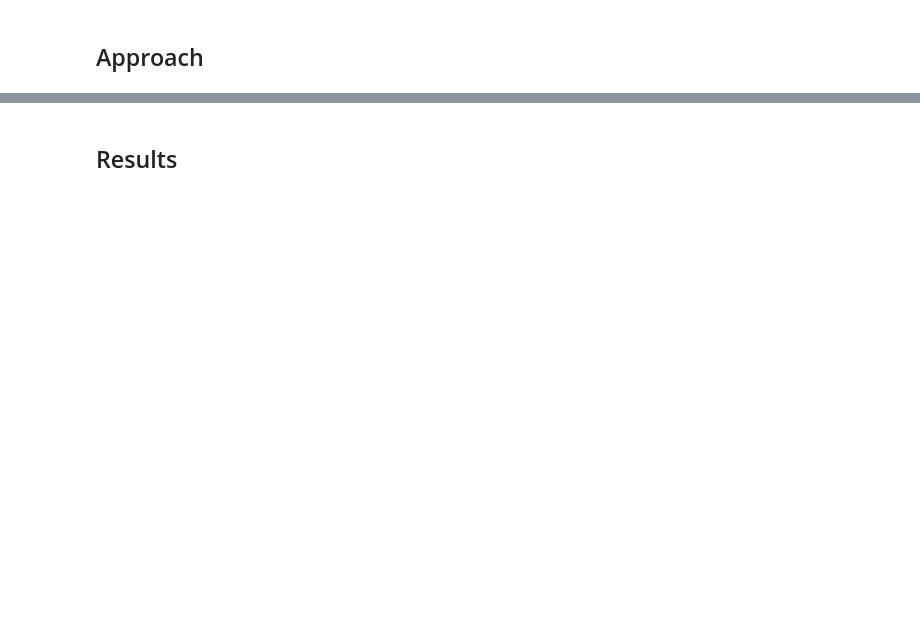
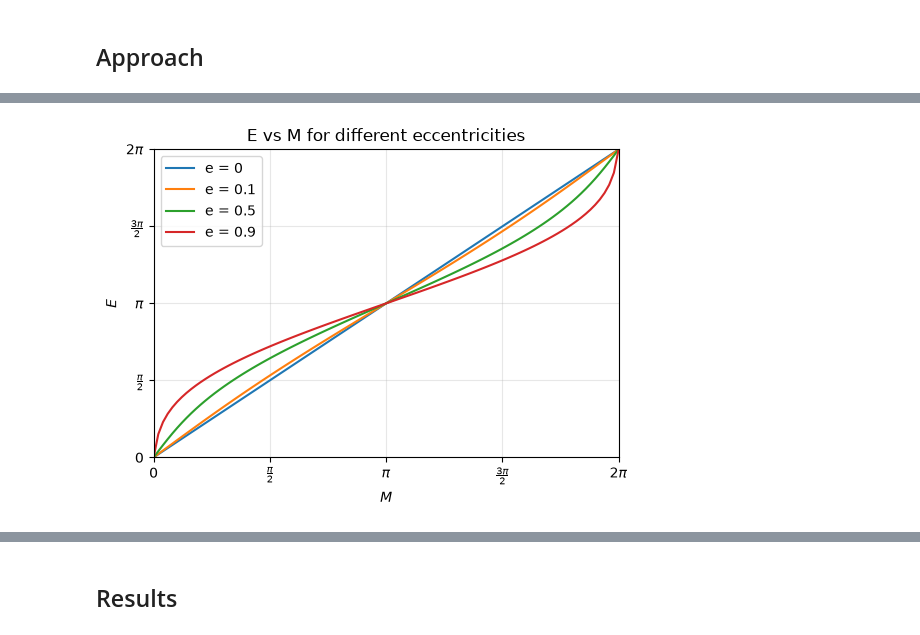
Before and after one commit to S0mar/MDO_Learn, a Jupyter notebook: solutions/ch03/prob3_6.ipynb, the cells around one changed output, grey strips where cells are left out. Saved outputs shown, nothing was run; the diff lists cells and outputs as text; code cells hidden in the pictures; blank space fills up the shorter version.

```diff
--- a/solutions/ch03/prob3_6.ipynb
+++ b/solutions/ch03/prob3_6.ipynb
@@ -24,0 +124,45 @@ from scipy import optimize
+# %%
+# d) plot E versus M in [0, 2pi] for e = [0, 0.1, 0.5, 0.9] and interpret the results
+
+from fractions import Fraction
+from matplotlib.ticker import MultipleLocator, FuncFormatter
+
+def pi_label(x, _pos):
+    frac = Fraction(x / np.pi).limit_denominator(12)   # x as a multiple of pi
+    if frac == 0:
+        return "0"
+    n, d = frac.numerator, frac.denominator
+    n_str = "" if n == 1 else str(n)
+    if d == 1:
+        return rf"${n_str}\pi$"
+    return rf"$\frac{{{n_str}\pi}}{{{d}}}$"
+
+e_values = [0, 0.1, 0.5, 0.9]
+M_values = np.linspace(0, 2*np.pi, 100)
+
+history_dict = {}
+for e in e_values:
+    E_values = []
+    for M in M_values:
+        E, _ = solve_system_newton(M, e=e, M=M, tol=1e-10, max_iter=100)
+        E_values.append(E)
+    history_dict[e] = E_values
+
+fig, ax = plt.subplots(figsize=(6, 4))
+for e, E_values in history_dict.items():
+    ax.plot(M_values, E_values, label=f"e = {e}")
+ax.set_xlabel("$M$")
+ax.set_ylabel("$E$")
+ax.set_title("E vs M for different eccentricities")
+ax.grid(alpha=0.3)
+
+for axis in (ax.xaxis, ax.yaxis):
+    axis.set_major_locator(MultipleLocator(np.pi / 2))
+    axis.set_major_formatter(FuncFormatter(pi_label))
+ax.set_xlim(0, 2 * np.pi)
+ax.set_ylim(0, 2 * np.pi)
+
+ax.legend()
+plt.show()
+# %% [output]
+[figure, added]
```
Also changed, not shown: parts of 8 cells of this notebook, 2 other files.
